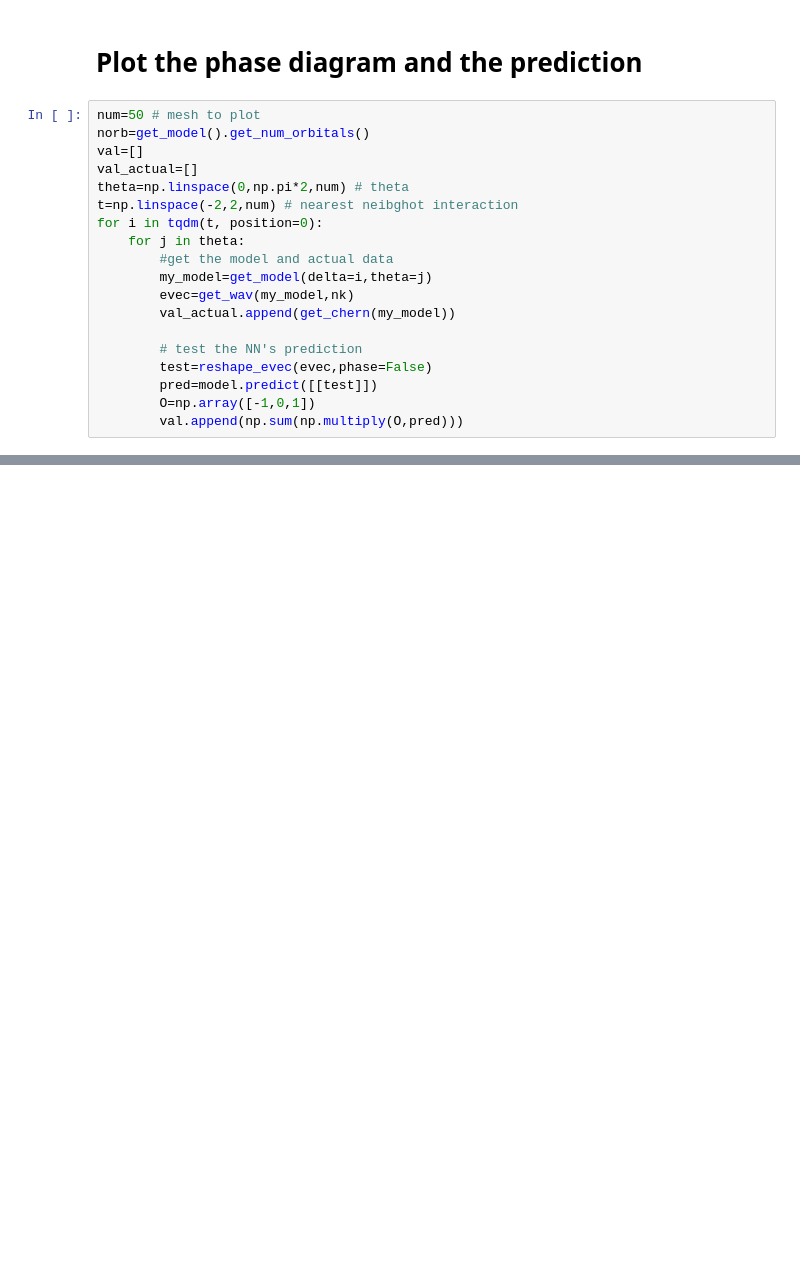
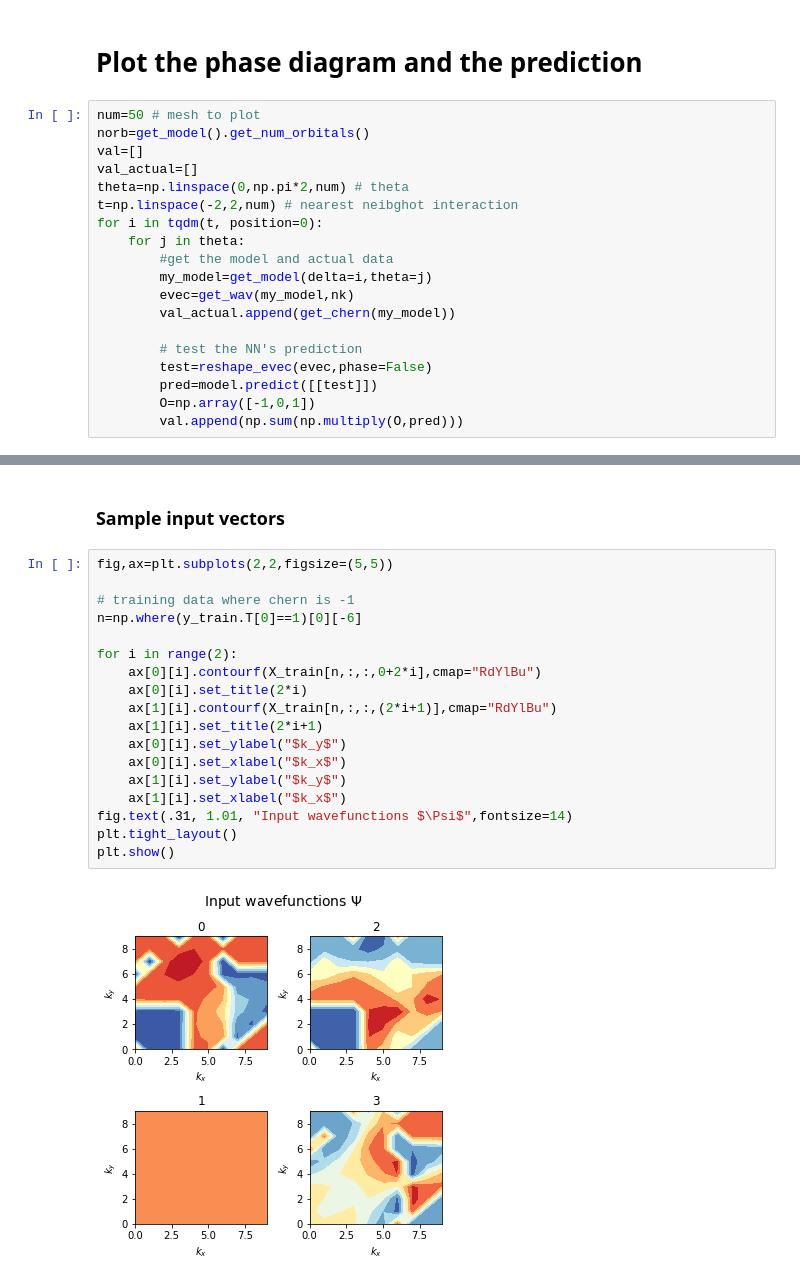
Before and after one commit to santoshkumarradha/Machine-learning-topological-insulators, a Jupyter notebook: CNN_new.ipynb, the cells around one changed output, grey strips where cells are left out. Saved outputs shown, nothing was run; the diff lists cells and outputs as text; blank space fills up the shorter version.

```diff
--- a/CNN_new.ipynb
+++ b/CNN_new.ipynb
@@ -129,0 +132,22 @@ plt.show()
+# %% [markdown]
+### Sample input vectors
+# %%
+fig,ax=plt.subplots(2,2,figsize=(5,5))
+
+# training data where chern is -1
+n=np.where(y_train.T[0]==1)[0][-6]
+
+for i in range(2):
+    ax[0][i].contourf(X_train[n,:,:,0+2*i],cmap="RdYlBu")
+    ax[0][i].set_title(2*i)
+    ax[1][i].contourf(X_train[n,:,:,(2*i+1)],cmap="RdYlBu")
+    ax[1][i].set_title(2*i+1)
+    ax[0][i].set_ylabel("$k_y$")
+    ax[0][i].set_xlabel("$k_x$")
+    ax[1][i].set_ylabel("$k_y$")
+    ax[1][i].set_xlabel("$k_x$")
+fig.text(.31, 1.01, "Input wavefunctions $\Psi$",fontsize=14)
+plt.tight_layout()
+plt.show()
+# %% [output]
+[figure, added]
```
Also changed, not shown: parts of 6 cells of this notebook, 1 other file.
